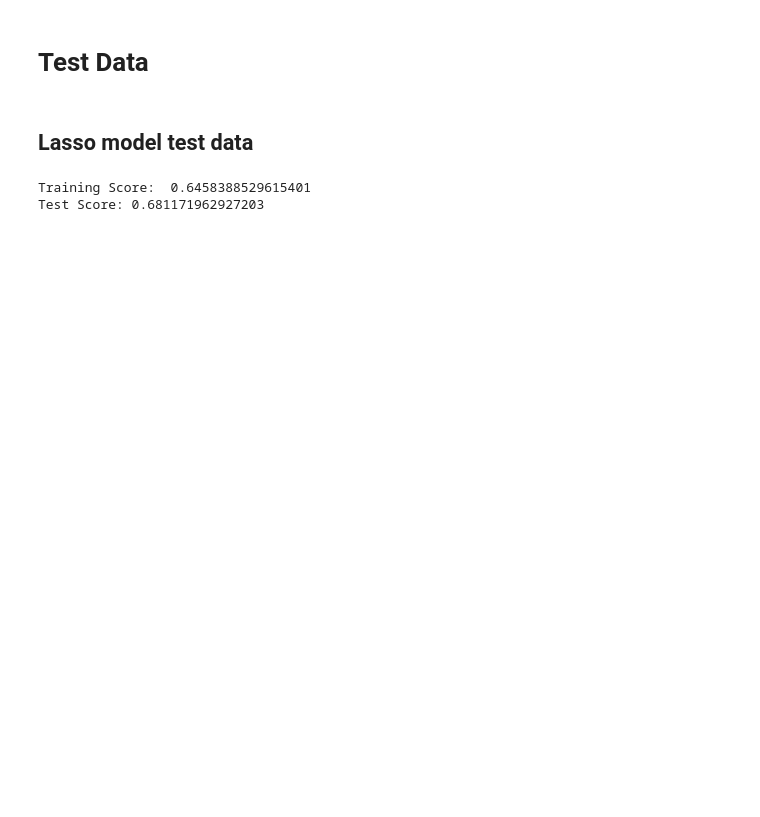
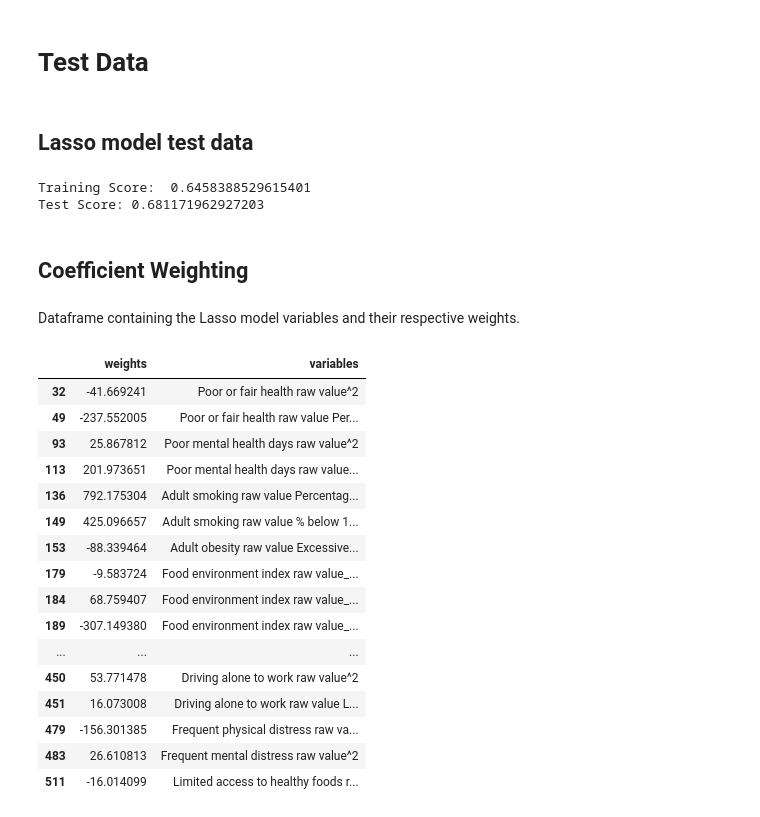
Before and after one commit to awesomeahi95/LaVie-Insurance, a Jupyter notebook: index.ipynb, the cells around one changed output. Cells and saved outputs as stored; diff of their text form; code cells hidden in the pictures; blank space fills up the shorter version.

Commit message:
weighted variables

```diff
--- a/index.ipynb
+++ b/index.ipynb
@@ -475,7 +485,7 @@ R^2 score = 0.62
 #Instantiate Polynomial Features with Degrees of Freedom 10
 poly_reg_q = PolynomialFeatures(degree=2)
 #Fit and Transform X_train_s
-X_poly_q = poly_reg_q.fit_transform(X_train)
+X_poly_q = pd.DataFrame(poly_reg_q.fit_transform(X_train))
 #Instantiate and fit a linear regression model to a polynomial transformed train features
 lin_reg_2 = LinearRegression().fit(X_poly_q,y_train)
 # %%
@@ -504,3 +498,5 @@ array([[1.00000000e+00, 1.36105156e-01, 3.18220449e+00, ...,
+# %%
+poly_2_columns=poly_reg_q.get_feature_names(X_train.columns)
 # %% [markdown]
 ## Cubic
 # %%
@@ -633,5 +699,5 @@ lasso.get_params()
 # %%
-lasso = Lasso(alpha=22)
+lasso = Lasso(alpha=26.53061224489796)
 lasso.fit(X_train_s, y_train)
 y_h_lasso_train = lasso.predict(X_train_s)
 print('Train Error Lasso Model', np.sum((y_train - y_h_lasso_train)**2))
@@ -663,3 +735,32 @@ print('Test Score:' ,lasso_test_score)
 # %% [output]
 Training Score:  0.6458388529615401
 Test Score: 0.681171962927203
+# %% [markdown]
+## Coefficient Weighting
+# %%
+coefficient_weights = lasso.coef_
+coefficient_df = pd.DataFrame()
+coefficient_df['weights'] = coefficient_weights
+coefficient_df["variables"] = poly_2_columns
+# %% [markdown]
+Dataframe containing the Lasso model variables and their respective weights.
+# %%
+coefficient_df[coefficient_df["weights"]!=0]
+# %% [output]
+|  | weights | variables |
+| 32 | -41.669241 | Poor or fair health raw value^2 |
+| 49 | -237.552005 | Poor or fair health raw value Per... |
+| 93 | 25.867812 | Poor mental health days raw value^2 |
+| 113 | 201.973651 | Poor mental health days raw value... |
+| 136 | 792.175304 | Adult smoking raw value Percentag... |
+| 149 | 425.096657 | Adult smoking raw value % below 1... |
+| 153 | -88.339464 | Adult obesity raw value Excessive... |
+| 179 | -9.583724 | Food environment index raw value_... |
+| 184 | 68.759407 | Food environment index raw value_... |
+| 189 | -307.149380 | Food environment index raw value_... |
+| ... | ... | ... |
+| 450 | 53.771478 | Driving alone to work raw value^2 |
+| 451 | 16.073008 | Driving alone to work raw value L... |
+| 479 | -156.301385 | Frequent physical distress raw va... |
+| 483 | 26.610813 | Frequent mental distress raw value^2 |
+| 511 | -16.014099 | Limited access to healthy foods r... |
```
Also changed, not shown: parts of 21 cells of this notebook.
